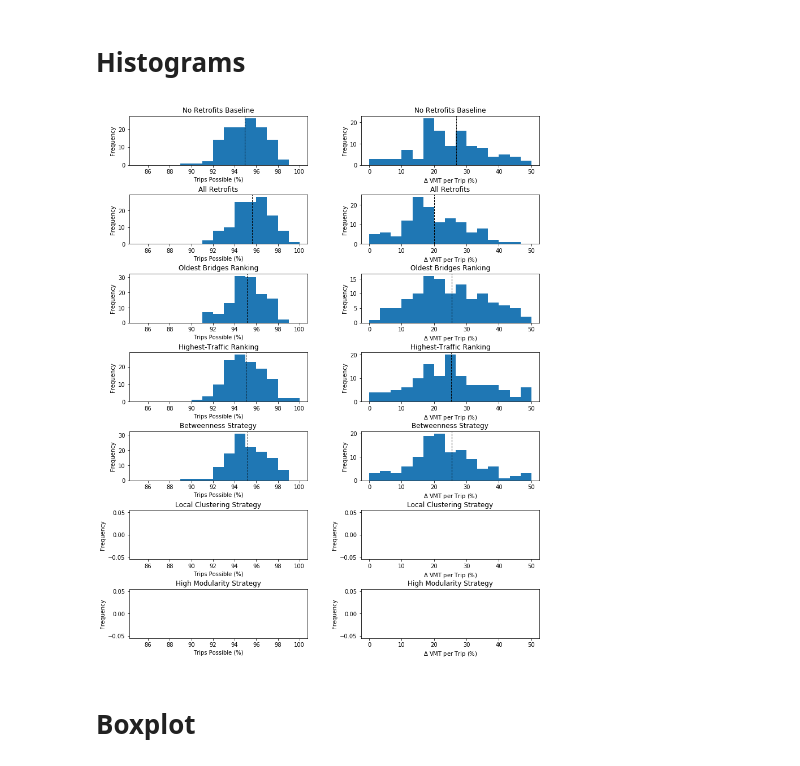
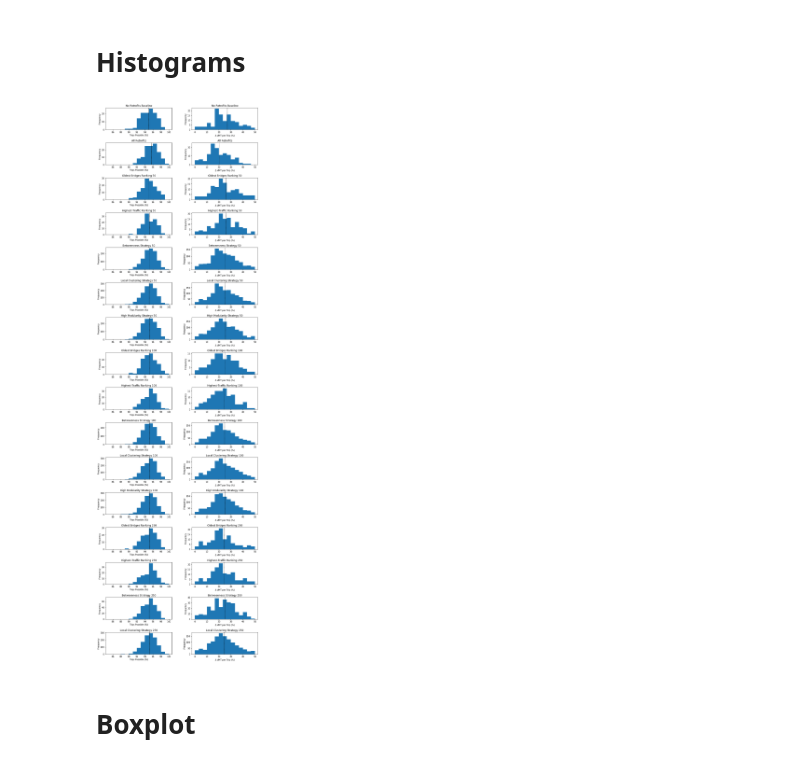
Before and after one commit to rsyoung96/bridgenet, a Jupyter notebook: Results_analysis.ipynb, the cells around one changed output. Cells and saved outputs as stored; diff of their text form; code cells hidden in the pictures.

```diff
--- a/Results_analysis.ipynb
+++ b/Results_analysis.ipynb
@@ -8,7 +9,11 @@ from tabulate import tabulate
 # %% [markdown]
 # Data Handling
 # %%
-strategies = ['noret', 'all', 'old', 'traf', 'betw', 'clust', 'highmod']
+horizon_10 = ['noret', 'all', 'old_2', 'traf_2', 'betw_weight_50',  'clust_50',  'mod_50']
+horizon_20 = ['noret', 'all', 'old_3', 'traf_3', 'betw_weight_100', 'clust_100', 'mod_100']
+horizon_50 = ['noret', 'all', 'old_4', 'traf_4', 'betw_weight_250', 'clust_250' ]
+strategies = horizon_10 + horizon_20[2:] + horizon_50[2:]
+
 vmt = {}
 #total_time = {}
 trips = {}
@@ -22,9 +27,8 @@ for strat in strategies:
     #tt_per_trip[strat] = []
     vmt_per_trip[strat] = []
 
-output_filenames  = ['traffic_output_50_old.csv','traffic_output_50_betw_partial.csv',
-                     'traffic_output_50_traf.csv', 'quick_traffic_model/traffic_output_norets_RY_0609.csv',
-                     'quick_traffic_model/traffic_output_allrets_RY_0609.csv']
+output_filenames  = ['traffic_output_GB.csv', 'traffic_output_RY.csv', 'quick_traffic_model/traffic_output_norets_RY_0609.csv',
+                     'quick_traffic_model/traffic_output_allrets_RY_0609.csv', 'traffic_output_betw_weight.csv']
 
 for filename in output_filenames:
     with open(filename, 'r') as output_file:
@@ -50,17 +54,38 @@ for filename in output_filenames:
 
 full_titles = {'noret': 'No Retrofits Baseline',
                'all': 'All Retrofits',
-               'old': 'Oldest Bridges Ranking',
-               'traf': 'Highest-Traffic Ranking',
-               'clust': 'Local Clustering Strategy',
-               'betw': 'Betweenness Strategy',
-               'highmod': 'High Modularity Strategy'}
+               'old_2': 'Oldest Bridges Ranking 50',
+               'traf_2': 'Highest-Traffic Ranking 50',
+               'betw_weight_50': 'Betweenness Strategy 50',
+               'clust_50': 'Local Clustering Strategy 50',
+               'mod_50': 'High Modularity Strategy 50', # 10yr
+               'old_3': 'Oldest Bridges Ranking 100',
+               'traf_3': 'Highest-Traffic Ranking 100',
+               'betw_weight_100': 'Betweenness Strategy 100',
+               'clust_100': 'Local Clustering Strategy 100',
+               'mod_100': 'High Modularity Strategy 100', # 20yr
+               'old_4': 'Oldest Bridges Ranking 250',
+               'traf_4': 'Highest-Traffic Ranking 250',
+               'betw_weight_250': 'Betweenness Strategy 250',
+               'clust_250': 'Local Clustering Strategy 250'}
 # %% [markdown]
 # Scatterplot
 # %%
 plt.figure(figsize=(8,8))
 for strat in strategies:
     plt.scatter(trips[strat], vmt_per_trip[strat], label=strat)
+plt.xlabel('Trips Possible (%)')
+plt.ylabel('$\Delta$ VMT per Trip (%)')
+plt.legend()
+plt.show()
+
+plt.figure(figsize=(8,8))
+trip_means = np.array([np.mean(trips[strat]) for strat in strategies])
+vmt_means = np.array([np.mean(vmt_per_trip[strat]) for strat in strategies])
+count = 0
+for strat in strategies:
+    plt.scatter(trip_means[count], vmt_means[count], label=strat)
+    count+=1
 plt.xlabel('Trips Possible (%)')
 plt.ylabel('$\Delta$ VMT per Trip (%)')
 plt.legend()
@@ -106,35 +178,35 @@ highmod        nan           nan           nan                 nan
 # Histograms
 # %%
 count = 1
-plt.figure(figsize=(13,17))
+plt.figure(figsize=(13,3*len(strategies)))
 for strat in strategies:
     #plt.subplot(len(strategies), 3, count)
     #plt.hist(total_time[strat], range=(-100, 400), bins=15)
     #plt.title(full_titles[strat])
     #plt.xlabel('Travel Time Increase (%)')
     #plt.ylabel('Frequency')
     #plt.axvline(np.mean(total_time[strat]), color='k', linestyle='dashed', linewidth=1)
 
     plt.subplot(len(strategies), 2, count)
     plt.hist(trips[strat], range=(85, 100), bins=15)
     plt.title(full_titles[strat])
     plt.xlabel('Trips Possible (%)')
     plt.ylabel('Frequency')
     plt.axvline(np.mean(trips[strat]), color='k', linestyle='dashed', linewidth=1)
 
     plt.subplot(len(strategies), 2, count+1)
     plt.hist(vmt_per_trip[strat], range=(0, 50), bins=15)
     plt.title(full_titles[strat])
     plt.xlabel('$\Delta$ VMT per Trip (%)')
     plt.ylabel('Frequency')
     plt.axvline(np.mean(vmt_per_trip[strat]), color='k', linestyle='dashed', linewidth=1)
 
     count += 2
 
 plt.subplots_adjust(hspace=.6, wspace=0.3)
 plt.show()
 # %% [output]
-[figure, old version]
+[figure, new version]
 # %% [markdown]
 # Boxplot
 # %%
```
Also changed, not shown: parts of 8 cells of this notebook, 1 other file.
